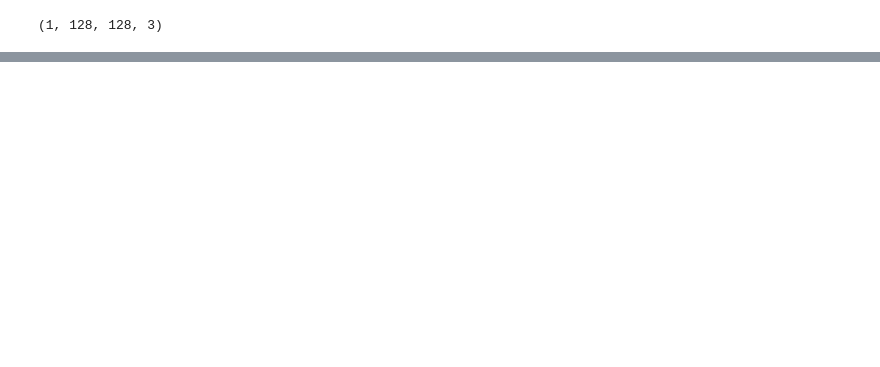
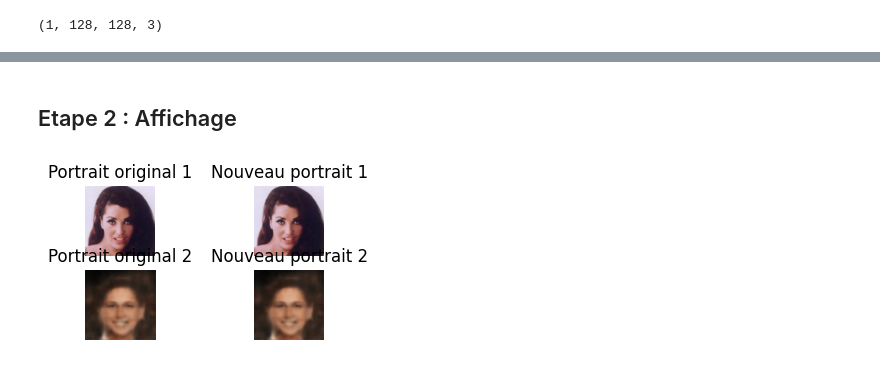
Before and after one commit to CamilleRimaud/Groupe5-4BiM, a Jupyter notebook: CVAE_sans_labels.ipynb, the cells around one changed output, grey strips where cells are left out. Drawn from its saved outputs; the diff is of its cells as text; code cells hidden in the pictures; blank space fills up the shorter version.

```diff
--- a/CVAE_sans_labels.ipynb
+++ b/CVAE_sans_labels.ipynb
@@ -497,0 +569,3 @@ plt.axis('off')
+# %%
+V, _, _ = cvae.encoder.predict(images_originales, batch_size=32)
+V
@@ -497,0 +595,3 @@ plt.axis('off')
+# %%
+nouvelles_images = cvae.decoder.predict([V])
+print(nouvelles_images.shape)
@@ -497,0 +601,28 @@ plt.axis('off')
+# %% [markdown]
+## Etape 2 : Affichage
+# %%
+plt.figure(figsize =(4, 2))
+plt.subplot(2, 2, 1)
+plt.title("Portrait original 1")
+plt.imshow(images_originales[0])
+plt.axis('off')
+
+plt.subplot(2, 2, 2)
+plt.title("Nouveau portrait 1")
+plt.imshow(images_originales[0])
+plt.axis('off')
+
+plt.subplot(2, 2, 3)
+plt.title("Portrait original 2")
+plt.imshow(nouvelles_images[1])
+plt.axis('off')
+
+
+
+plt.subplot(2, 2, 4)
+plt.title("Nouveau portrait 2")
+plt.imshow(nouvelles_images[1])
+plt.axis('off')
+plt.show()
+# %% [output]
+[figure, added]
```
Also changed, not shown: parts of 30 cells of this notebook.
